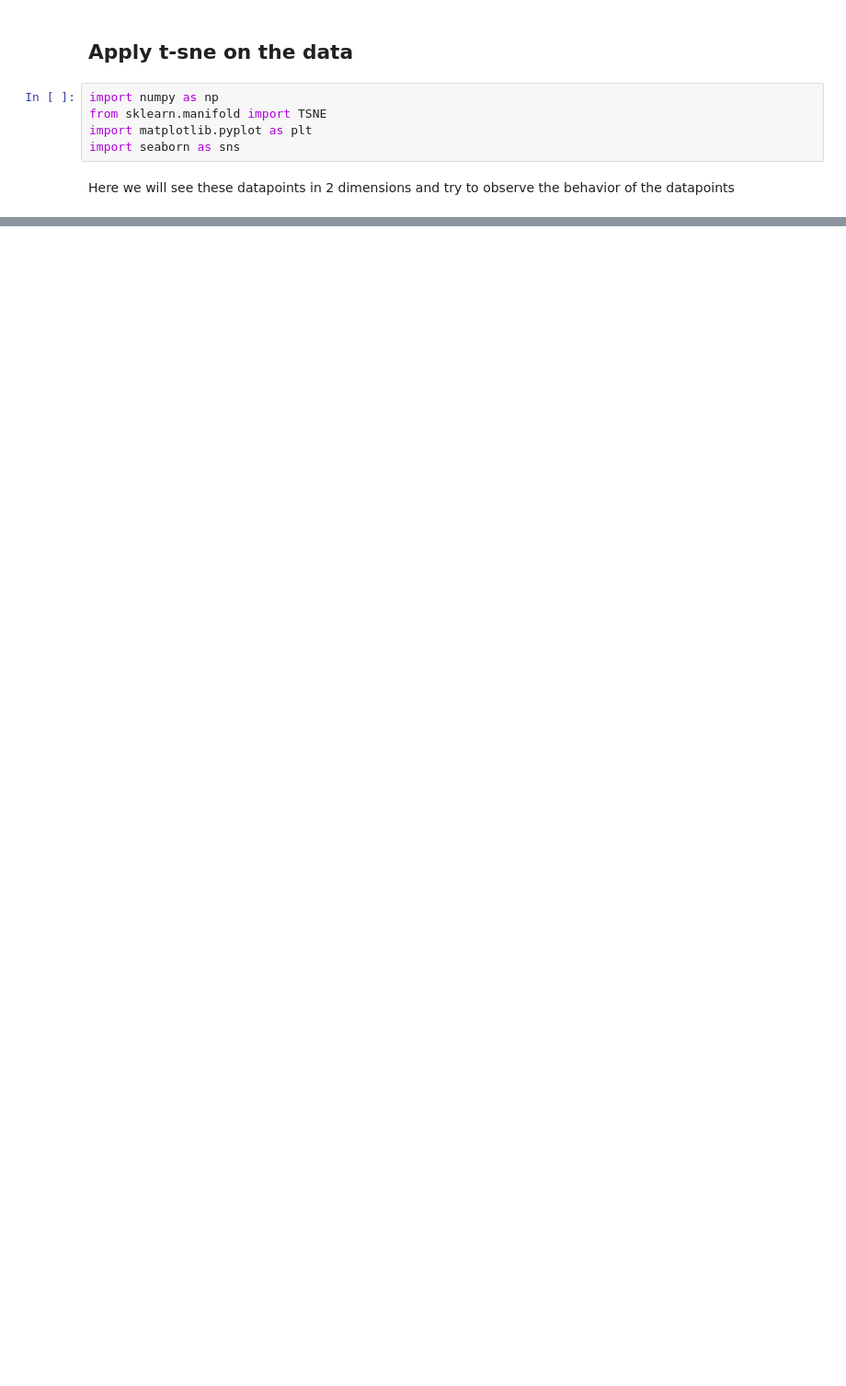
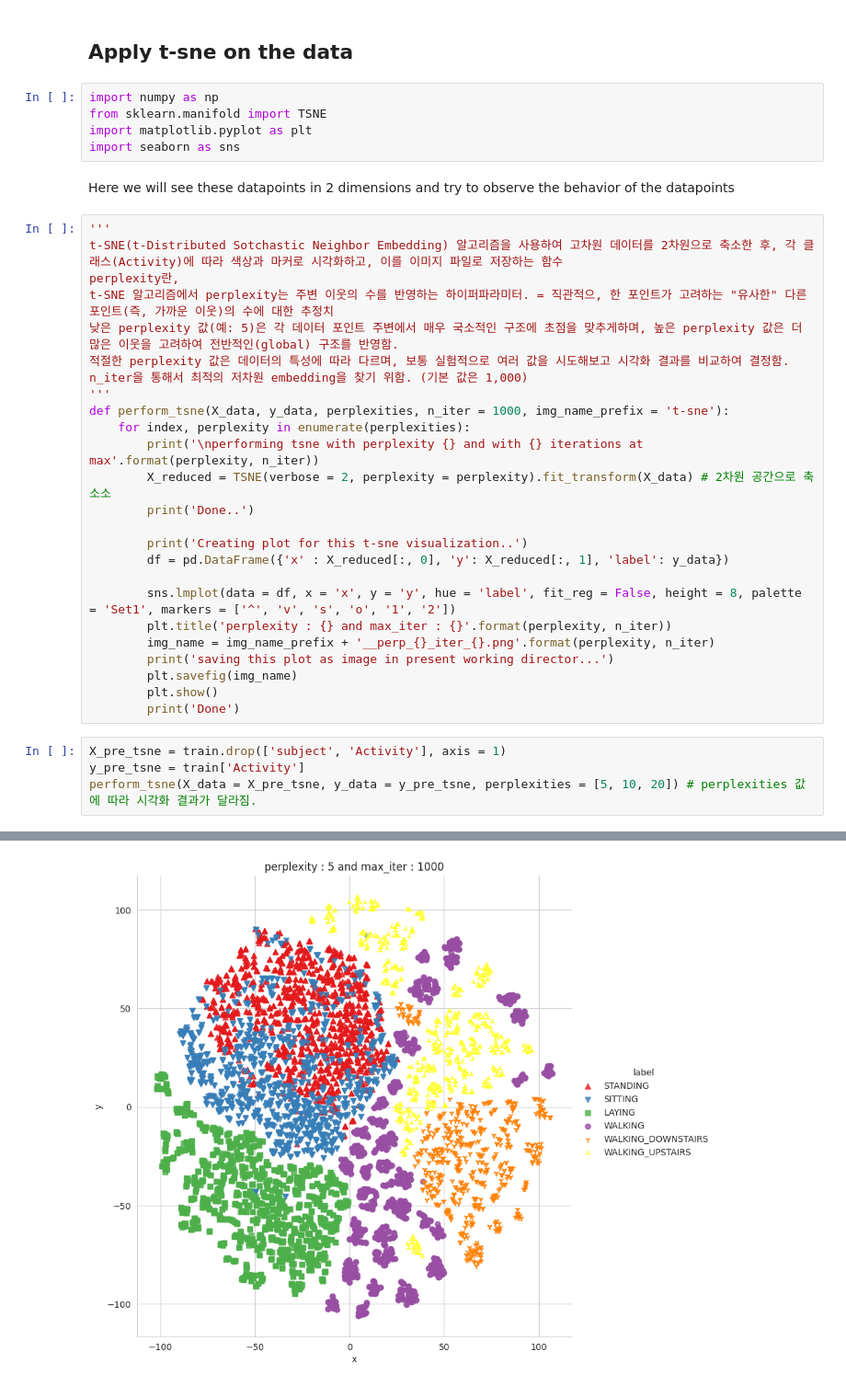
Before and after one commit to vividbaek/DataAnalysis, a Jupyter notebook: smartphone/Transcription_2 - Kaggle By MISHRA.ipynb, the cells around one changed output, grey strips where cells are left out. Shown at 92% size. Saved outputs shown, nothing was run; the diff lists cells and outputs as text; blank space fills up the shorter version.

Commit message:
[백형준] apply tsne algorithm

```diff
--- a/smartphone/Transcription_2 - Kaggle By MISHRA.ipynb
+++ b/smartphone/Transcription_2 - Kaggle By MISHRA.ipynb
@@ -228,3 +228,33 @@ import matplotlib.pyplot as plt
 import seaborn as sns
 # %% [markdown]
 Here we will see these datapoints in 2 dimensions and try to observe the behavior of the datapoints
+# %%
+'''
+t-SNE(t-Distributed Sotchastic Neighbor Embedding) 알고리즘을 사용하여 고차원 데이터를 2차원으로 축소한 후, 각 클래스(Activity)에 따라 색상과 마커로 시각화하고, 이를 이미지 파일로 저장하는 함수
+perplexity란,
+t-SNE 알고리즘에서 perplexity는 주변 이웃의 수를 반영하는 하이퍼파라미터. = 직관적으, 한 포인트가 고려하는 "유사한" 다른 포인트(즉, 가까운 이웃)의 수에 대한 추정치
+낮은 perplexity 값(예: 5)은 각 데이터 포인트 주변에서 매우 국소적인 구조에 초점을 맞추게하며, 높은 perplexity 값은 더 많은 이웃을 고려하여 전반적인(global) 구조를 반영함.
+적절한 perplexity 값은 데이터의 특성에 따라 다르며, 보통 실험적으로 여러 값을 시도해보고 시각화 결과를 비교하여 결정함.
+n_iter을 통해서 최적의 저차원 embedding을 찾기 위함. (기본 값은 1,000)
+'''
+def perform_tsne(X_data, y_data, perplexities, n_iter = 1000, img_name_prefix = 't-sne'):
+    for index, perplexity in enumerate(perplexities):
+        print('\nperforming tsne with perplexity {} and with {} iterations at max'.format(perplexity, n_iter))
+        X_reduced = TSNE(verbose = 2, perplexity = perplexity).fit_transform(X_data) # 2차원 공간으로 축소소
+        print('Done..')
+
+        print('Creating plot for this t-sne visualization..')
+        df = pd.DataFrame({'x' : X_reduced[:, 0], 'y': X_reduced[:, 1], 'label': y_data})
+
+        sns.lmplot(data = df, x = 'x', y = 'y', hue = 'label', fit_reg = False, height = 8, palette = 'Set1', markers = ['^', 'v', 's', 'o', '1', '2'])
+        plt.title('perplexity : {} and max_iter : {}'.format(perplexity, n_iter))
+        img_name = img_name_prefix + '__perp_{}_iter_{}.png'.format(perplexity, n_iter)
+        print('saving this plot as image in present working director...')
+        plt.savefig(img_name)
+        plt.show()
+        print('Done')
+# %%
+X_pre_tsne = train.drop(['subject', 'Activity'], axis = 1)
+y_pre_tsne = train['Activity']
+perform_tsne(X_data = X_pre_tsne, y_data = y_pre_tsne, perplexities = [5, 10, 20]) # perplexities 값에 따라 시각화 결과가 달라짐.
+# %% [output]
@@ -230,0 +278 @@ Here we will see these datapoints in 2 dimensions and try to observe the behavio
+[figure, added]
```
Also changed, not shown: parts of 6 cells of this notebook, 3 other files.
